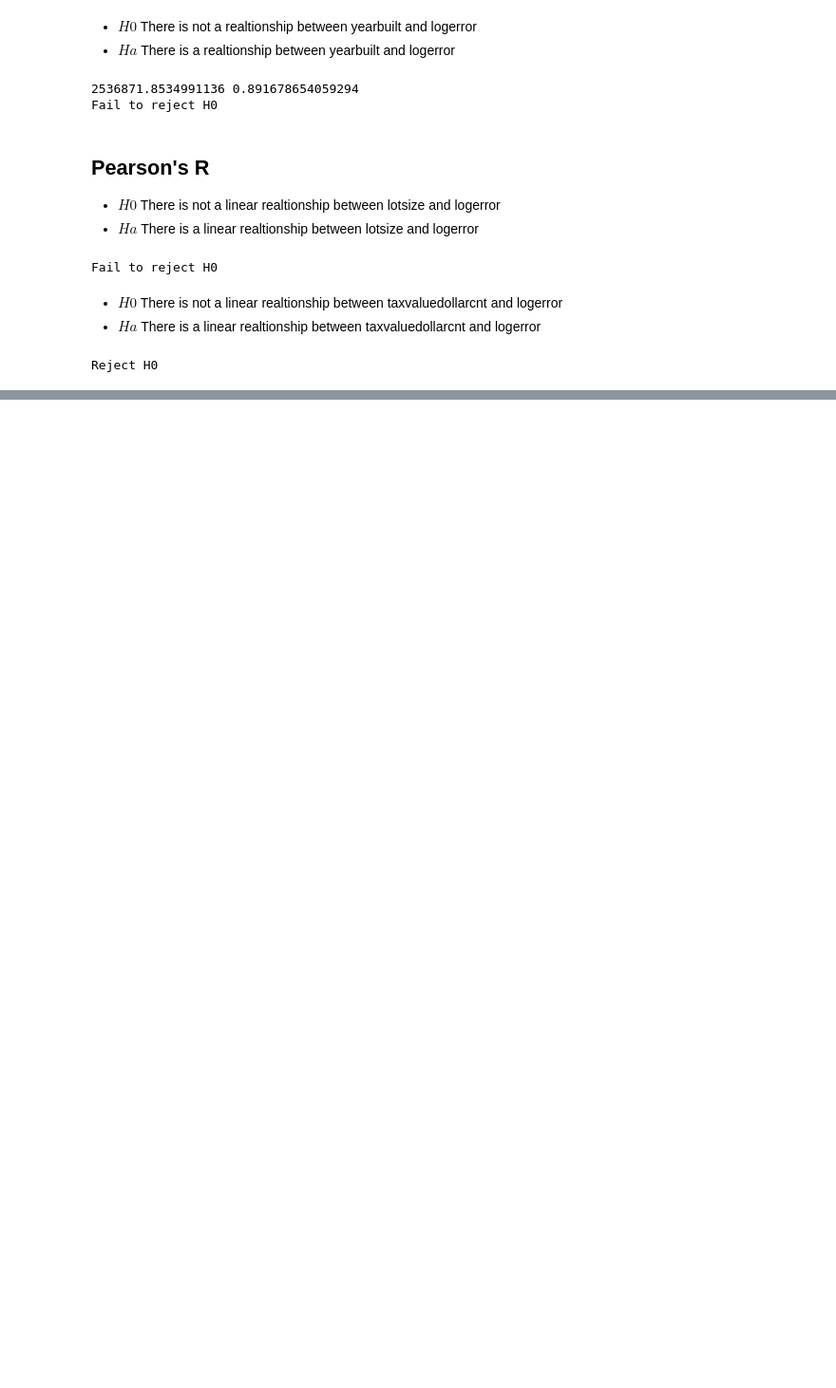
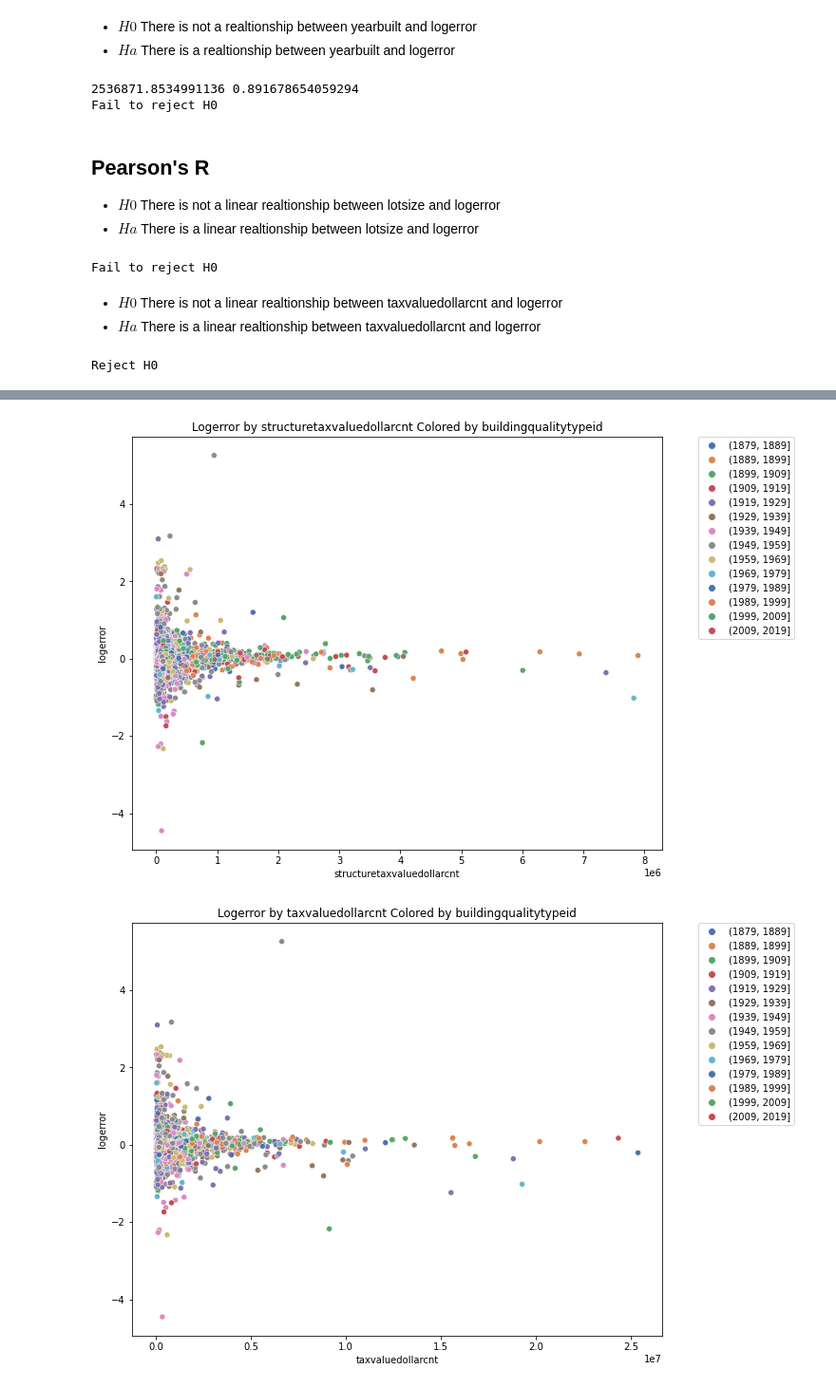
Before and after one commit to datastraine/clustering-exercises, a Jupyter notebook: explore_zillow.ipynb, the cells around one changed output, grey strips where cells are left out. Shown at 95% size. Cells and saved outputs as stored; diff of their text form; code cells hidden in the pictures; blank space fills up the shorter version.

```diff
--- a/explore_zillow.ipynb
+++ b/explore_zillow.ipynb
@@ -275,0 +346,11 @@ Reject H0
+# %%
+# Create a more than 2 bath feature
+train['more_than_two_bath'] = train['bathroomcnt'] > 2
+
+# Set up for the two sample test
+two_or_less_bath = train[train.more_than_two_bath == False]
+greater_than_two_bath = train[train.more_than_two_bath == True]
+
+#Check variance
+print(two_or_less_bath.logerror.var())
+print(greater_than_two_bath.logerror.var())
@@ -275,0 +380,7 @@ Reject H0
+# %%
+# Create the intervals for the bins
+bins = pd.IntervalIndex.from_tuples([(0, 3), (3, 6), (6, 8), (8, 12)])
+# Cut the data into the bins
+train['quality_bin'] = pd.cut(train.buildingqualitytypeid, bins)
+# Print the data to ensure the intevals worked correctly
+train[['buildingqualitytypeid', 'quality_bin']].loc[train['buildingqualitytypeid'] == 4]
@@ -275,0 +419,10 @@ Reject H0
+# %%
+# Create index interval for decades
+bins = pd.IntervalIndex.from_tuples([(1879, 1889), (1889, 1899), (1899, 1909), (1909, 1919), (1919, 1929), (1929, 1939),
+                                    (1939, 1949), (1949, 1959), (1959, 1969), (1969, 1979), (1979, 1989), (1989, 1999),
+                                    (1999, 2009), (2009, 2019)])
+
+# create the bins based on those decades
+train['year_bin'] = pd.cut(train.yearbuilt, bins, include_lowest=True,
+                          labels=['1880', '1890', '1900', '1910', '1920', '1930', '1940', '1950', '1960', '1970', '1980',
+                                 '1990', '2000', '2010'])
@@ -275,0 +446,14 @@ Reject H0
+# %%
+# Use the new year_bin feature as a color code to see if there are any insights in the data
+
+columns = ['structuretaxvaluedollarcnt', 'taxvaluedollarcnt',  'landtaxvaluedollarcnt',
+           'taxamount', 'lotsizesquarefeet', 'calculatedfinishedsquarefeet', 'finishedsquarefeet12', 'regionidzip']
+
+for col in columns:
+    plt.figure(figsize=(10,8))
+    sns.scatterplot(data=train, x=col, y='logerror', hue='year_bin', palette='deep')
+    plt.title(f"Logerror by {col} Colored by buildingqualitytypeid")
+    plt.legend(bbox_to_anchor=(1.25, 1),borderaxespad=0)
+# %% [output]
+[figure, added]
+[figure, added]
```
Also changed, not shown: parts of 21 cells of this notebook.
